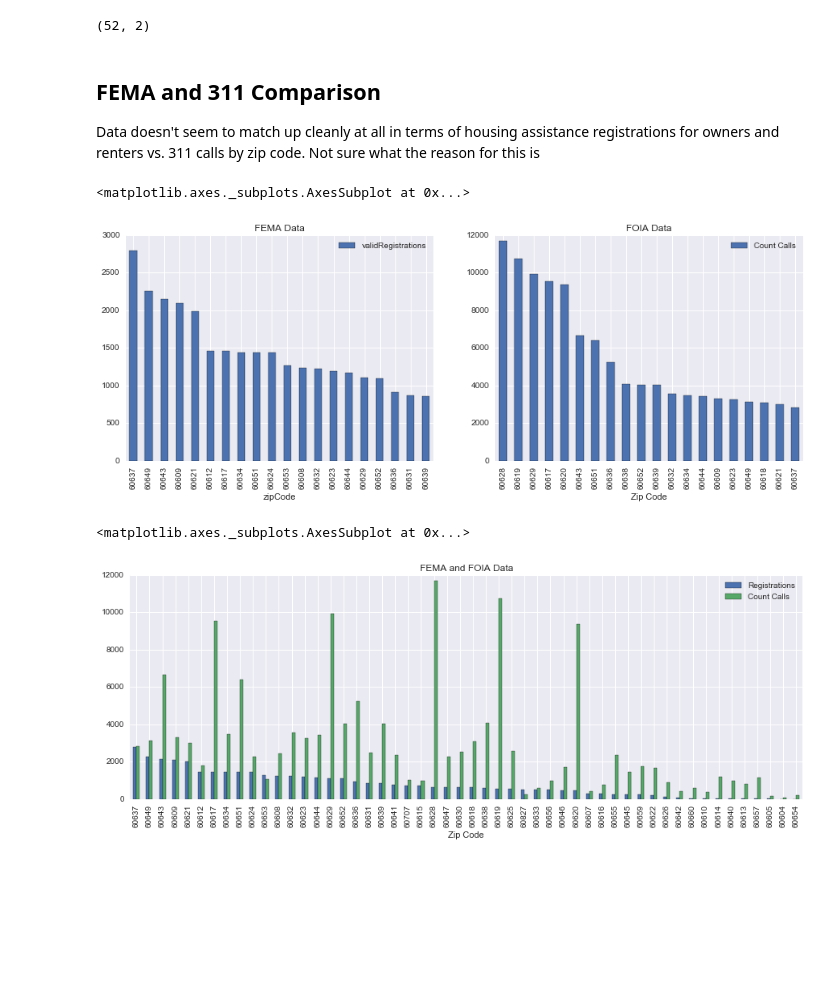
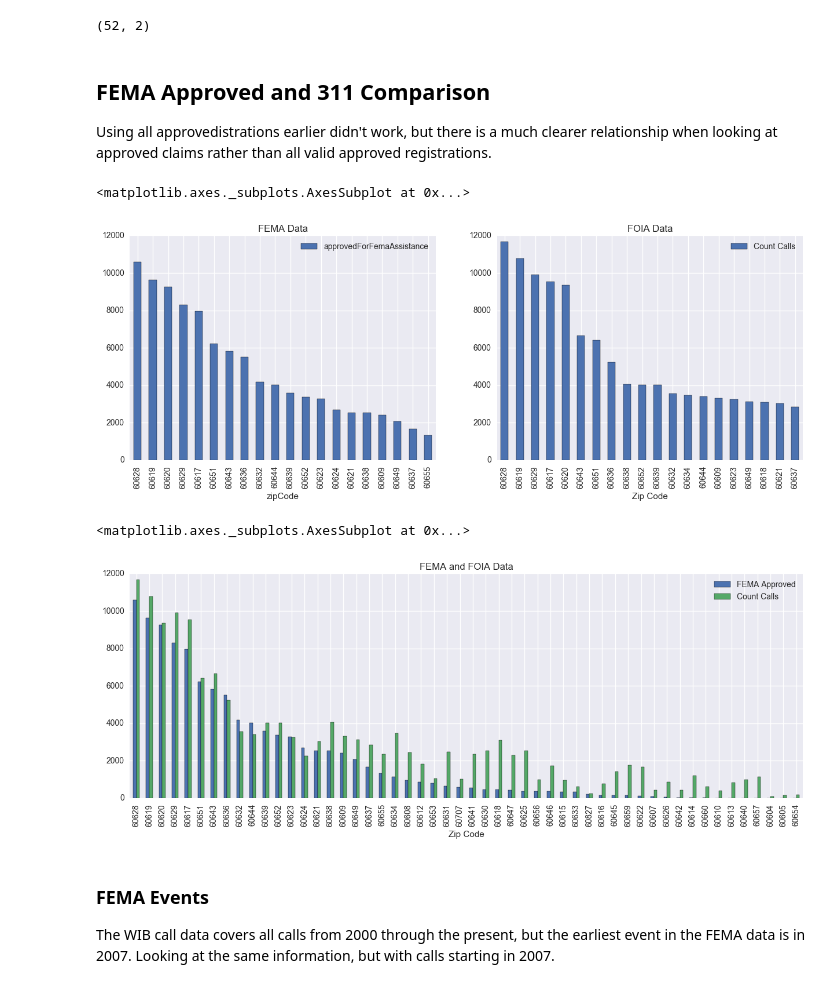
Before and after one commit to NORCatUofC/rain, a Jupyter notebook: flooding/FEMA and 311 Calls by Zip.ipynb, the cells around one changed output. Cells and saved outputs as stored; diff of their text form; code cells hidden in the pictures; blank space fills up the shorter version.

Commit message:
looking at approved fema claims instead of total valid registrations

```diff
--- a/flooding/FEMA and 311 Calls by Zip.ipynb
+++ b/flooding/FEMA and 311 Calls by Zip.ipynb
@@ -51,7 +71,7 @@ dtype: object
 # %%
-owner_reg_zip = housing_owners.groupby(['zipCode'])['validRegistrations'].sum()
-owner_reg_df = pd.DataFrame(owner_reg_zip).reset_index()
-owner_reg_df = owner_reg_df.dropna()
-owner_reg_df = owner_reg_df.sort_values(by='validRegistrations',ascending=False)
-owner_reg_df.head()
+owner_approved_zip = housing_owners.groupby(['zipCode'])['approvedForFemaAssistance'].sum()
+owner_approved_df = pd.DataFrame(owner_approved_zip).reset_index()
+owner_approved_df = owner_approved_df.dropna()
+owner_approved_df = owner_approved_df.sort_values(by='approvedForFemaAssistance',ascending=False)
+owner_approved_df.head()
 # %% [output]
@@ -64,7 +84,7 @@ owner_reg_df.head()
 # %%
-renter_reg_zip = housing_renters.groupby(['zipCode'])['validRegistrations'].sum()
-renter_reg_df = pd.DataFrame(renter_reg_zip).reset_index()
-renter_reg_df = renter_reg_df.dropna()
-renter_reg_df = renter_reg_df.sort_values(by='validRegistrations',ascending=False)
-renter_reg_df.head()
+renter_approved_zip = housing_renters.groupby(['zipCode'])['approvedForFemaAssistance'].sum()
+renter_approved_df = pd.DataFrame(renter_approved_zip).reset_index()
+renter_approved_df = renter_approved_df.dropna()
+renter_approved_df = renter_approved_df.sort_values(by='approvedForFemaAssistance',ascending=False)
+renter_approved_df.head()
 # %% [output]
@@ -89,0 +97,6 @@ both_reg_df.head()
+# %%
+both_approved_df = owner_approved_df.merge(renter_approved_df, on='zipCode')
+both_approved_df['approvedForFemaAssistance'] = both_approved_df['approvedForFemaAssistance_x'] + both_approved_df['approvedForFemaAssistance_y']
+both_approved_df = both_approved_df[['zipCode', 'approvedForFemaAssistance']]
+both_approved_df = both_approved_df.sort_values(by='approvedForFemaAssistance', ascending=False)
+both_approved_df.head()
@@ -105,27 +125,31 @@ flood_zip_sum.head()
 | 20 | 60620 | 9362.0 |
 # %%
 flood_zips = flood_zip_sum['Zip Code'].unique()
-fema_reg_zip_df = both_reg_df.loc[both_reg_df['zipCode'].isin(flood_zips)].copy()
-fema_reg_zip_df.shape
+fema_approved_zip_df = both_approved_df.loc[both_approved_df['zipCode'].isin(flood_zips)].copy()
+fema_approved_zip_df.shape
 # %% [output]
 (52, 2)
-# %% [markdown]
-## FEMA and 311 Comparison
-
-Data doesn't seem to match up cleanly at all in terms of housing assistance registrations for owners and renters vs. 311 calls by zip code. Not sure what the reason for this is
+# %% [markdown]
+## FEMA Approved and 311 Comparison
+
+Using all approvedistrations earlier didn't work, but there is a much clearer relationship when looking at approved claims rather than all valid approved registrations.
 # %%
 fig, axs = plt.subplots(1,2)
 plt.rcParams["figure.figsize"] = [15, 5]
-fema_reg_zip_df[:20].plot(title='FEMA Data', ax=axs[0], kind='bar',x='zipCode',y='validRegistrations')
+fema_approved_zip_df[:20].plot(title='FEMA Data', ax=axs[0], kind='bar',x='zipCode',y='approvedForFemaAssistance')
 flood_zip_sum[:20].plot(title='FOIA Data', ax=axs[1], kind='bar',x='Zip Code',y='Count Calls')
 # %% [output]
 <matplotlib.axes._subplots.AxesSubplot at 0x...>
-[figure, old version]
+[figure, new version]
 # %%
 fema_flood_zip = pd.DataFrame()
-fema_flood_zip[['Zip Code', 'Registrations']] = fema_reg_zip_df.copy()
+fema_flood_zip[['Zip Code', 'FEMA Approved']] = fema_approved_zip_df.copy()
 fema_flood_zip = fema_flood_zip.merge(flood_zip_sum, on='Zip Code')
-fema_flood_zip.plot(title='FEMA and FOIA Data', x='Zip Code', y=['Registrations', 'Count Calls'], kind='bar')
+fema_flood_zip.plot(title='FEMA and FOIA Data', x='Zip Code', y=['FEMA Approved', 'Count Calls'], kind='bar')
 # %% [output]
 <matplotlib.axes._subplots.AxesSubplot at 0x...>
-[figure, old version]
+[figure, new version]
+# %% [markdown]
+### FEMA Events
+
+The WIB call data covers all calls from 2000 through the present, but the earliest event in the FEMA data is in 2007. Looking at the same information, but with calls starting in 2007.
```
Also changed, not shown: parts of 10 cells of this notebook, 1 other file.
